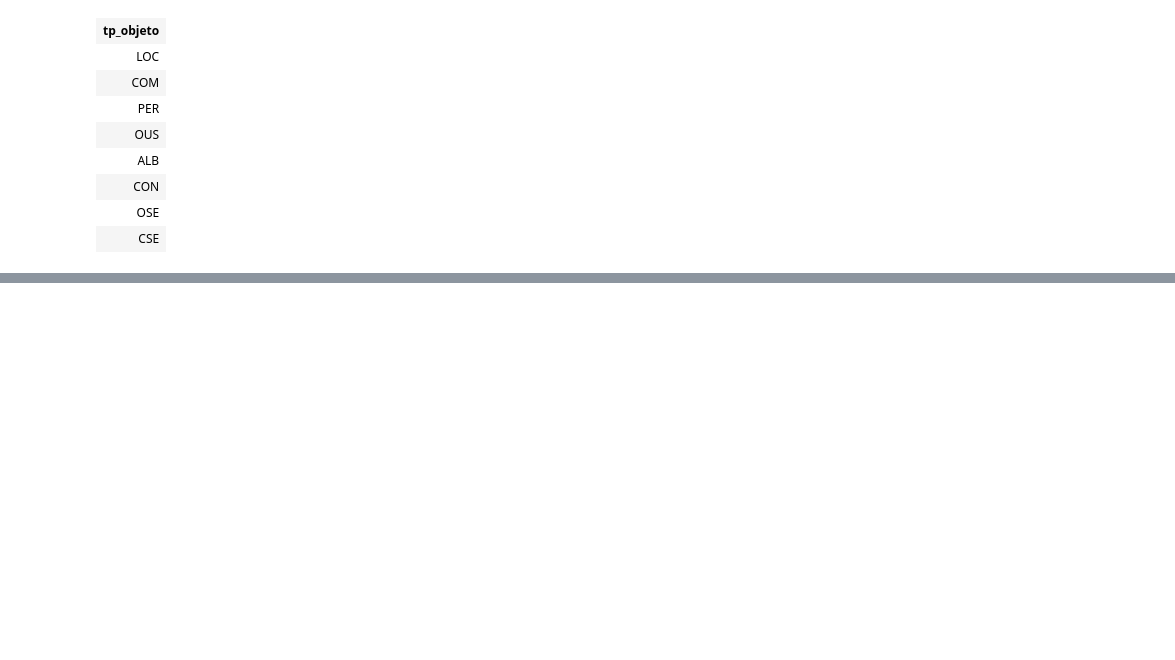
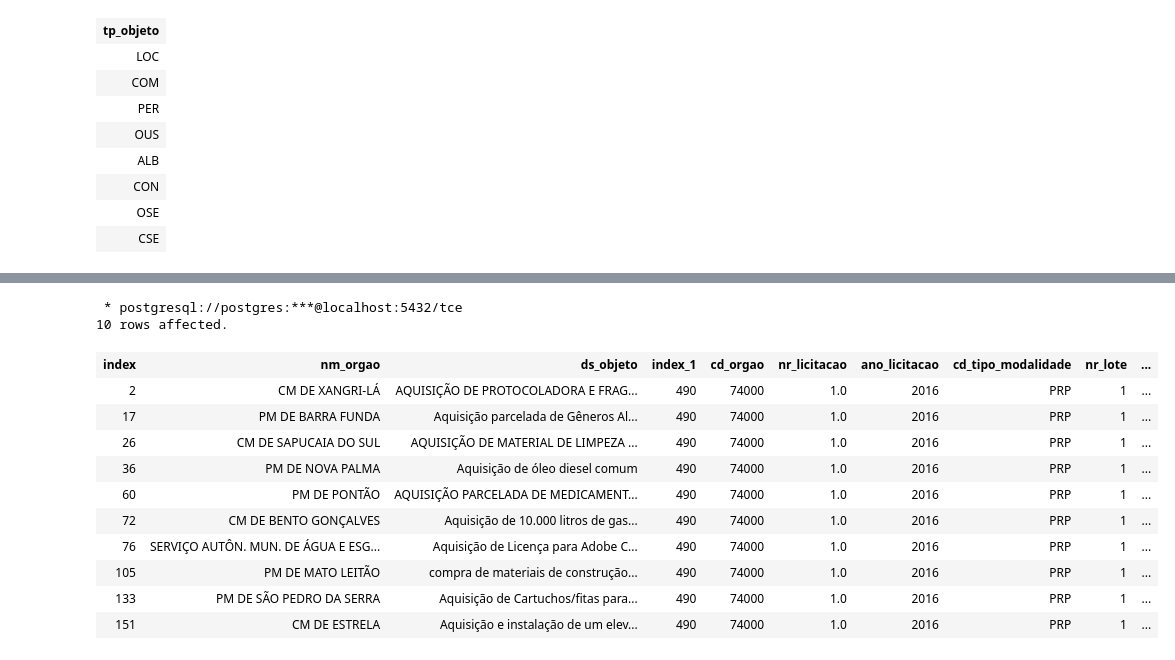
Before and after one commit to tarsioonofrio/rs-gov-purchases, a Jupyter notebook: src/eda.ipynb, the cells around one changed output, grey strips where cells are left out. Saved outputs shown, nothing was run; the diff lists cells and outputs as text; code cells hidden in the pictures; blank space fills up the shorter version.

Commit message:
Join is working

```diff
--- a/src/eda.ipynb
+++ b/src/eda.ipynb
@@ -85,0 +100,22 @@ I need to see what the manual say about this
+# %%
+%%sql
+select l.index, l.nm_orgao, l.ds_objeto, i.*
+from licitacao as l
+inner join item as i
+    on l.nr_licitacao = i.nr_licitacao and l.ano_licitacao = i.ano_licitacao and l.cd_tipo_modalidade = i.cd_tipo_modalidade
+where l.tp_objeto = 'COM'
+limit 10
+# %% [output]
+ * postgresql://postgres:***@localhost:5432/tce
+10 rows affected.
+| index | nm_orgao | ds_objeto | index_1 | cd_orgao | nr_licitacao | ano_licitacao | cd_tipo_modalidade | nr_lote | ... |
+| 2 | CM DE XANGRI-LÁ | AQUISIÇÃO DE PROTOCOLADORA E FRAG... | 490 | 74000 | 1.0 | 2016 | PRP | 1 | ... |
+| 17 | PM DE BARRA FUNDA | Aquisição parcelada de Gêneros Al... | 490 | 74000 | 1.0 | 2016 | PRP | 1 | ... |
+| 26 | CM DE SAPUCAIA DO SUL | AQUISIÇÃO DE MATERIAL DE LIMPEZA ... | 490 | 74000 | 1.0 | 2016 | PRP | 1 | ... |
+| 36 | PM DE NOVA PALMA | Aquisição de óleo diesel comum | 490 | 74000 | 1.0 | 2016 | PRP | 1 | ... |
+| 60 | PM DE PONTÃO | AQUISIÇÃO PARCELADA DE MEDICAMENT... | 490 | 74000 | 1.0 | 2016 | PRP | 1 | ... |
+| 72 | CM DE BENTO GONÇALVES | Aquisição de 10.000 litros de gas... | 490 | 74000 | 1.0 | 2016 | PRP | 1 | ... |
+| 76 | SERVIÇO AUTÔN. MUN. DE ÁGUA E ESG... | Aquisição de Licença para Adobe C... | 490 | 74000 | 1.0 | 2016 | PRP | 1 | ... |
+| 105 | PM DE MATO LEITÃO | compra de materiais de construção... | 490 | 74000 | 1.0 | 2016 | PRP | 1 | ... |
+| 133 | PM DE SÃO PEDRO DA SERRA | Aquisição de Cartuchos/fitas para... | 490 | 74000 | 1.0 | 2016 | PRP | 1 | ... |
+| 151 | CM DE ESTRELA | Aquisição e instalação de um elev... | 490 | 74000 | 1.0 | 2016 | PRP | 1 | ... |
```
Also changed, not shown: parts of 24 cells of this notebook.
